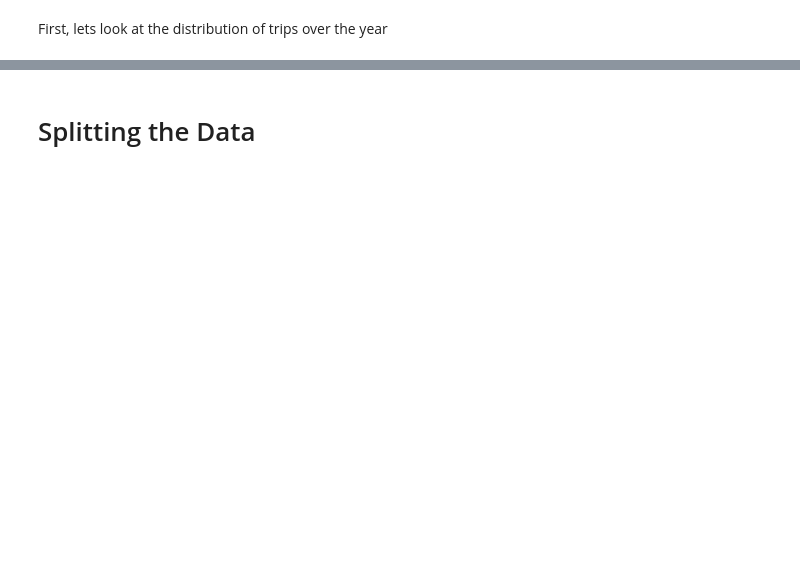
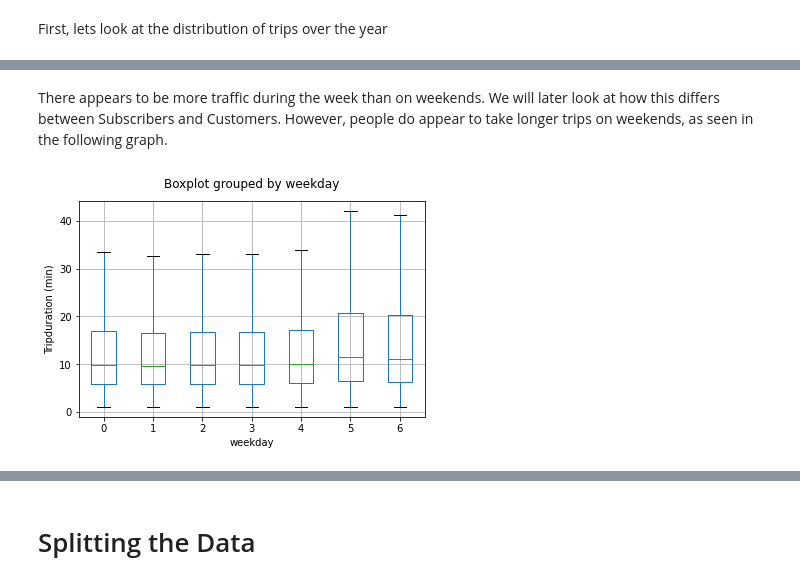
Before and after one commit to TWagner2/AXAChallenge, a Jupyter notebook: Preliminary.ipynb, the cells around one changed output, grey strips where cells are left out. Drawn from its saved outputs; the diff is of its cells as text; code cells hidden in the pictures; blank space fills up the shorter version.

```diff
--- a/Preliminary.ipynb
+++ b/Preliminary.ipynb
@@ -396,0 +401,10 @@ This might also suggest a feature "issummer", which is true during the month 5-1
+# %% [markdown]
+There appears to be more traffic during the week than on weekends. We will later look at how this differs between Subscribers and Customers. However, people do appear to take longer trips on weekends, as seen in the following graph.
+# %%
+unlabeled["tripduration (min)"] = unlabeled["tripduration"] / 60
+ax = unlabeled.boxplot(column="tripduration (min)",by="weekday",showfliers=False)
+ax.set_title("")
+_ = ax.set_ylabel("Tripduration (min)")
+unlabeled.drop("tripduration (min)",axis=1,inplace=True)
+# %% [output]
+[figure, added]
```
Also changed, not shown: parts of 37 cells of this notebook.
